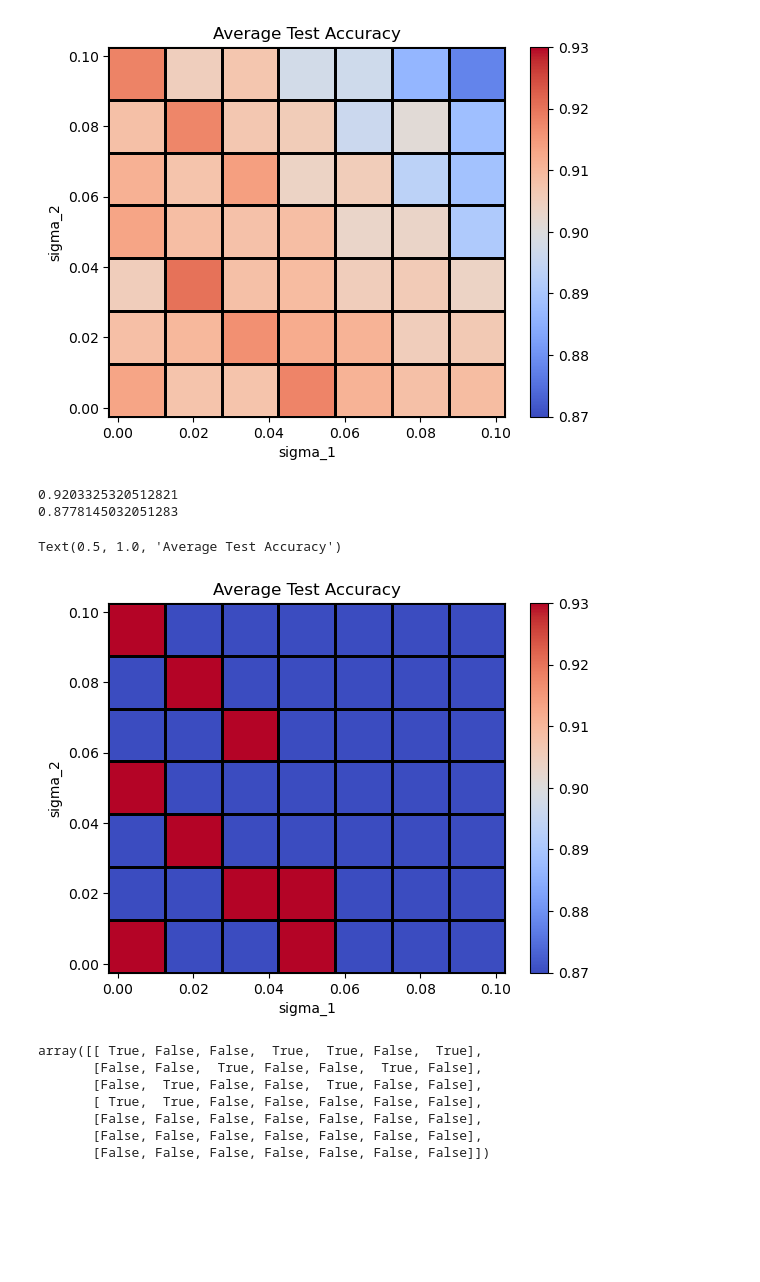
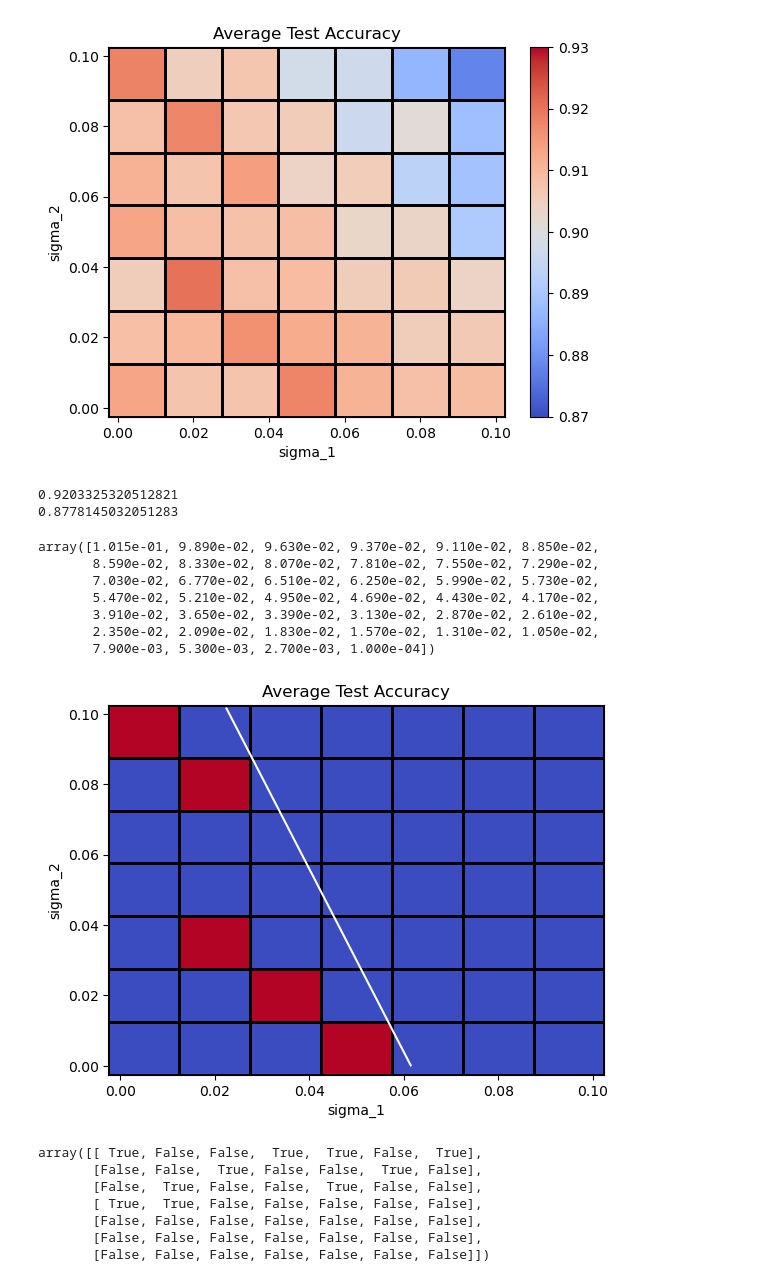
Before and after one commit to JoshuaSin4/Senior-Thesis, a Jupyter notebook: MNIST/Data/200/(0.005, 0.1, 0.015)/sample_test-2.ipynb, the cells around one changed output. Drawn from its saved outputs; the diff is of its cells as text; code cells hidden in the pictures; blank space fills up the shorter version.

```diff
--- a/MNIST/Data/200/(0.005, 0.1, 0.015)/sample_test-2.ipynb
+++ b/MNIST/Data/200/(0.005, 0.1, 0.015)/sample_test-2.ipynb
@@ -94,23 +94,32 @@ fig.savefig("average_test_accuracy_grid_200_0.1.png".format(sample))
 # %%
 print(np.max(average_test_accuracy_grid_10_by_10_10_samples))
 max_value=np.max(average_test_accuracy_grid_10_by_10_10_samples)
 print(np.min(average_test_accuracy_grid_10_by_10_10_samples))
 min_value=np.min(average_test_accuracy_grid_10_by_10_10_samples)
 range_value=max_value-min_value
-threshold=0.8
+threshold=0.9
 result_filter=average_test_accuracy_grid_10_by_10_10_samples >= threshold*range_value+min_value
 fig = plt.figure()
 ax = plt.axes()
-a = ax.pcolormesh(axis_std_w1, axis_std_w2, result_filter.T, cmap ='coolwarm', vmin= 0.87, vmax=0.93, edgecolors='k')
-plt.colorbar(a)
+a = ax.pcolormesh(axis_std_w1, axis_std_w2, result_filter.T, cmap ='coolwarm', edgecolors='k')
+x = np.arange(0.0225, 0.0625,0.001)
+y = 0.16-2.6*x
+ax.plot(x,y, color= 'w')
 ax.set_xlabel('sigma_1')
 ax.set_ylabel('sigma_2')
 ax.set_title('Average Test Accuracy')
+y
 # %% [output]
 0.9203325320512821
 0.8778145032051283
-Text(0.5, 1.0, 'Average Test Accuracy')
+array([1.015e-01, 9.890e-02, 9.630e-02, 9.370e-02, 9.110e-02, 8.850e-02,
+       8.590e-02, 8.330e-02, 8.070e-02, 7.810e-02, 7.550e-02, 7.290e-02,
+       7.030e-02, 6.770e-02, 6.510e-02, 6.250e-02, 5.990e-02, 5.730e-02,
+       5.470e-02, 5.210e-02, 4.950e-02, 4.690e-02, 4.430e-02, 4.170e-02,
+       3.910e-02, 3.650e-02, 3.390e-02, 3.130e-02, 2.870e-02, 2.610e-02,
+       2.350e-02, 2.090e-02, 1.830e-02, 1.570e-02, 1.310e-02, 1.050e-02,
+       7.900e-03, 5.300e-03, 2.700e-03, 1.000e-04])
-[figure, old version]
+[figure, new version]
 # %%
 average_test_accuracy_grid_10_by_10_10_samples >= 0.99*np.max(average_test_accuracy_grid_10_by_10_10_samples)
 # %% [output]
```
Also changed, not shown: 31 other files.
